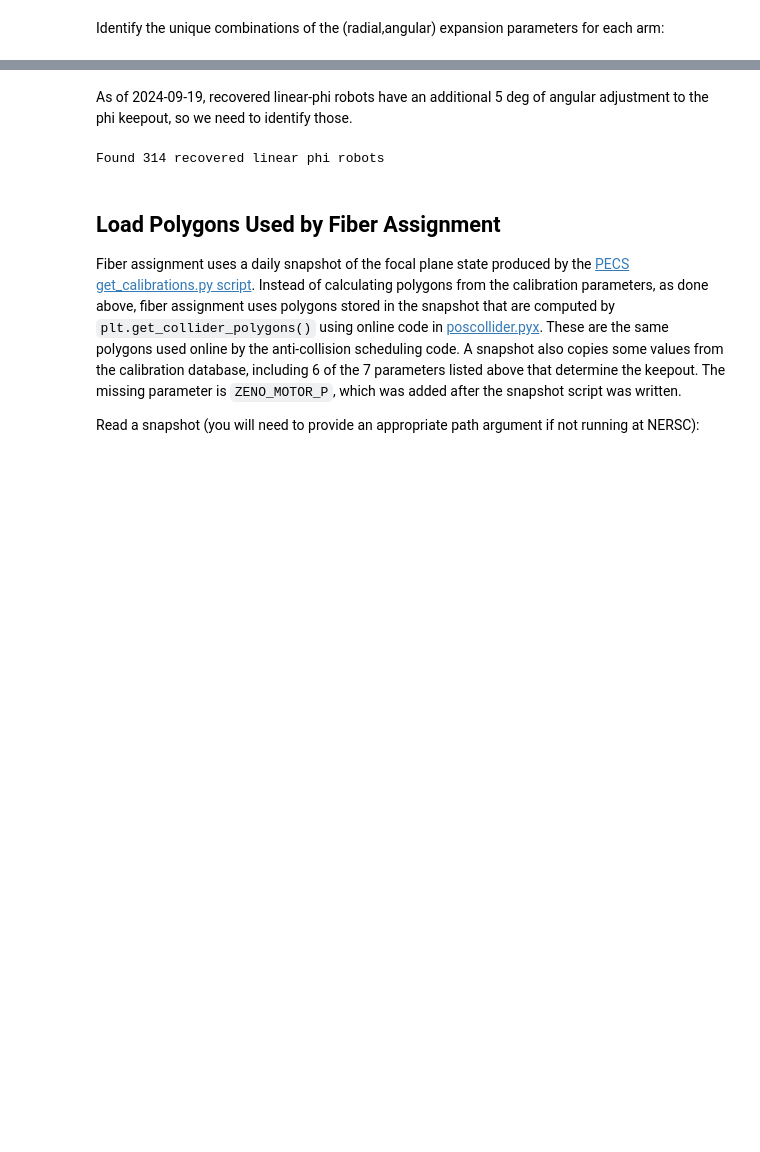
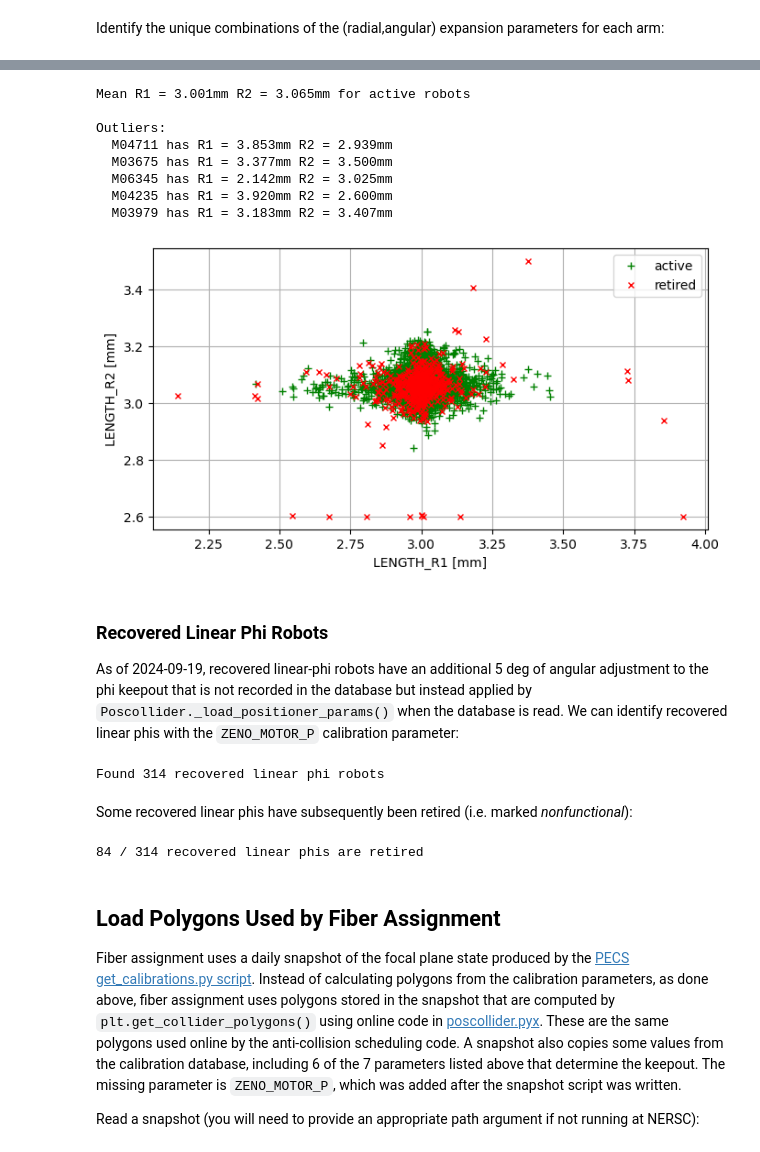
Before and after one commit to desihub/fpoffline, a Jupyter notebook: nb/Keepouts/Keepouts.ipynb, the cells around one changed output, grey strips where cells are left out. Cells and saved outputs as stored; diff of their text form; code cells hidden in the pictures; blank space fills up the shorter version.

Commit message:
Update keepout nb

```diff
--- a/nb/Keepouts/Keepouts.ipynb
+++ b/nb/Keepouts/Keepouts.ipynb
@@ -113,7 +126,7 @@ The code below will directly query the database when run at KPNO or its mirror a
 # %%
 DB = fpoffline.db.DB()
 # %%
-calib = fpoffline.scripts.endofnight.get_calib(DB, at='2024-09-19 12:00:00 UTC')
+calib = fpoffline.scripts.endofnight.get_calib(DB, at='2024-09-20 12:00:00 UTC')
 # %% [output]
 Loaded 502 calib rows for petal_id 4
 Loaded 502 calib rows for petal_id 5
@@ -167,10 +216,55 @@ Found 10 unique phi keepouts
+# %%
+def plot_arm_lengths():
+
+    posid = calib['pos_id']
+    R1 = calib['length_r1']
+    R2 = calib['length_r2']
+    func = ~calib['device_classified_nonfunctional']
+
+    print(f'Mean R1 = {np.mean(R1[func]):.3f}mm R2 = {np.mean(R2[func]):.3f}mm for active robots')
+
+    outlier = (np.abs(R1 - 3) > 0.75) | (R2 > 3.4)
+    print('\nOutliers:')
+    for i in np.flatnonzero(outlier):
+        print(f'  {posid.iloc[i]} has R1 = {R1.iloc[i]:.3f}mm R2 = {R2.iloc[i]:.3f}mm')
+
+    fig, ax = plt.subplots(figsize=(7,4))
+    ax.plot(R1[func], R2[func], 'g+', label='active')
+    ax.plot(R1[~func], R2[~func], 'rx', ms=5, label='retired')
+    ax.set(aspect=1, xlabel='LENGTH_R1 [mm]', ylabel='LENGTH_R2 [mm]')
+    ax.grid()
+    ax.legend()
+    plt.tight_layout()
+
+    return posid[outlier].tolist()
+
+R12_outliers = plot_arm_lengths()
+# %% [output]
+Mean R1 = 3.001mm R2 = 3.065mm for active robots
+
+Outliers:
+  M04711 has R1 = 3.853mm R2 = 2.939mm
+  M03675 has R1 = 3.377mm R2 = 3.500mm
+  M06345 has R1 = 2.142mm R2 = 3.025mm
+  M04235 has R1 = 3.920mm R2 = 2.600mm
+  M03979 has R1 = 3.183mm R2 = 3.407mm
+[figure, added]
 # %% [markdown]
-As of 2024-09-19, recovered linear-phi robots have an additional 5 deg of angular adjustment to the phi keepout, so we need to identify those.
+### Recovered Linear Phi Robots
+
+As of 2024-09-19, recovered linear-phi robots have an additional 5 deg of angular adjustment to the phi keepout that is not recorded in the database but instead applied by `Poscollider._load_positioner_params()` when the database is read. We can identify recovered linear phis with the `ZENO_MOTOR_P` calibration parameter:
 # %%
 linphis = calib[calib.zeno_motor_p == True].pos_id.tolist()
 print(f'Found {len(linphis)} recovered linear phi robots')
 # %% [output]
 Found 314 recovered linear phi robots
+# %% [markdown]
+Some recovered linear phis have subsequently been retired (i.e. marked *nonfunctional*):
+# %%
+nonfunc_linphis = calib[calib.zeno_motor_p == True & calib.device_classified_nonfunctional].pos_id.tolist()
+print(f'{len(nonfunc_linphis)} / {len(linphis)} recovered linear phis are retired')
+# %% [output]
+84 / 314 recovered linear phis are retired
 # %% [markdown]
 ## Load Polygons Used by Fiber Assignment
 
```
Also changed, not shown: parts of 15 cells of this notebook.
